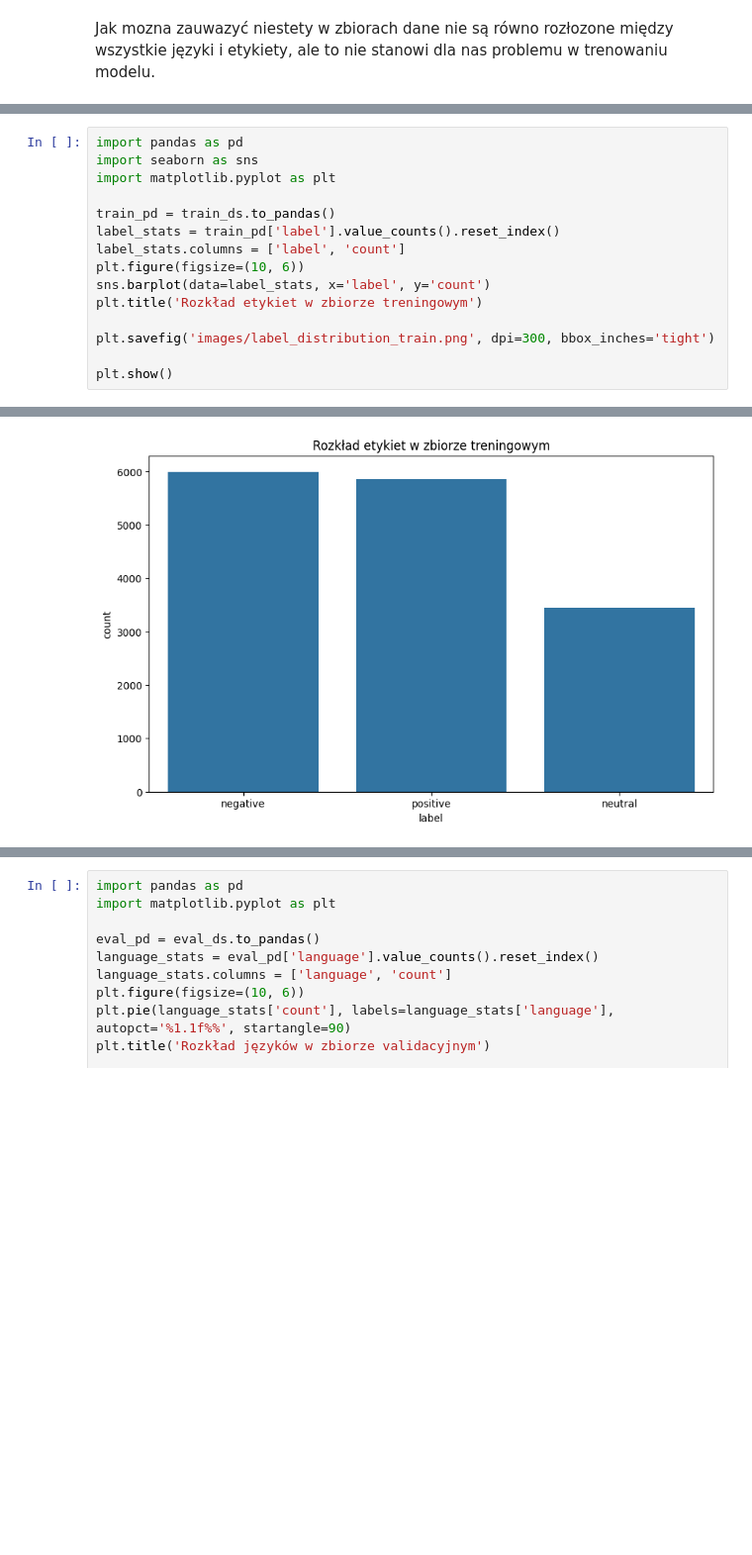
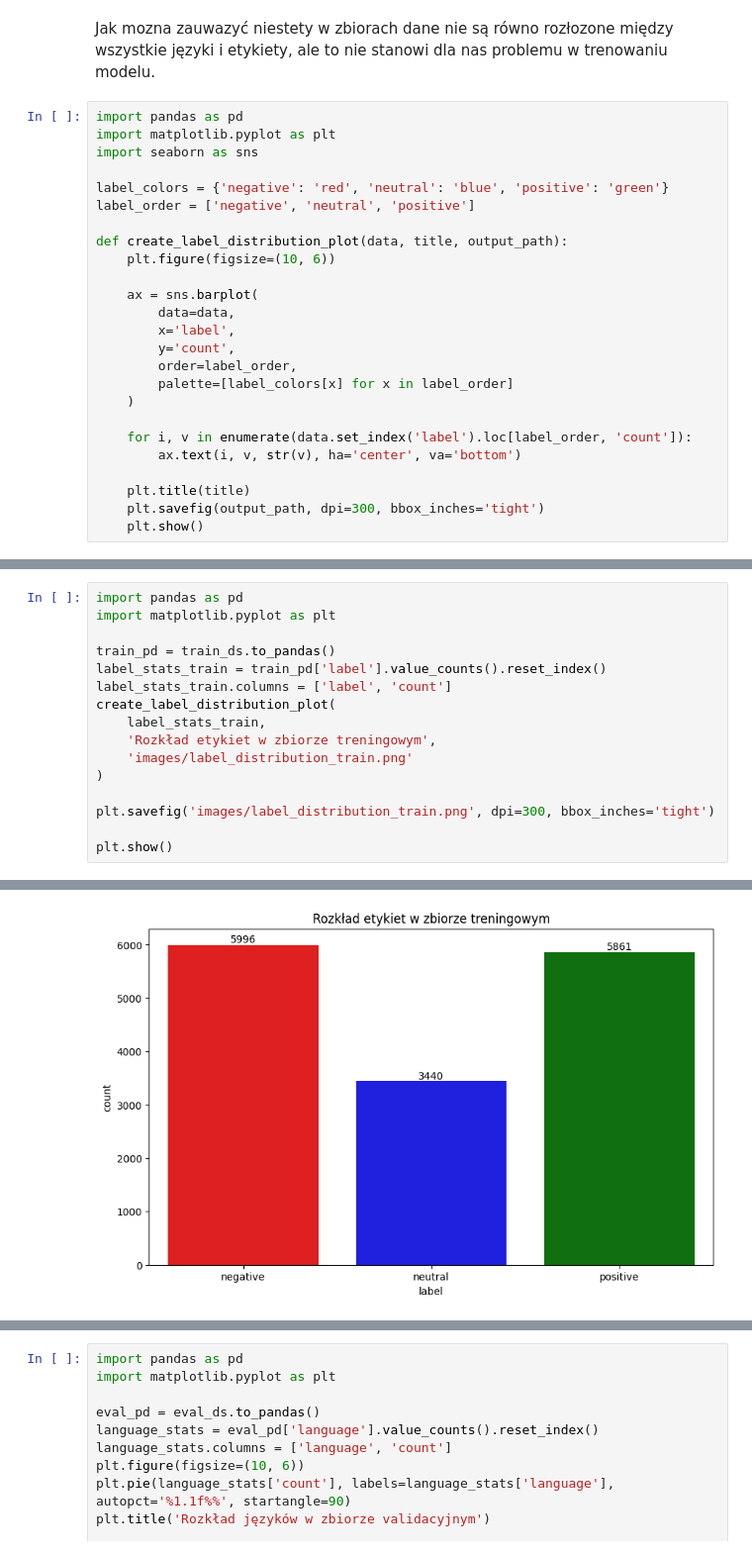
Before and after one commit to mikosovsky/Multilingual-sentiment-analysis, a Jupyter notebook: projekt.ipynb, the cells around one changed output, grey strips where cells are left out. Shown at 99% size. Saved outputs shown, nothing was run; the diff lists cells and outputs as text; blank space fills up the shorter version.

Commit message:
Updated bar plots

```diff
--- a/projekt.ipynb
+++ b/projekt.ipynb
@@ -156,4 +156,29 @@ print(train_ds[1])
 ### Eksploracja zbioru treningowego
 # %% [markdown]
 Jak mozna zauwazyć niestety w zbiorach dane nie są równo rozłozone między wszystkie języki i etykiety, ale to nie stanowi dla nas problemu w trenowaniu modelu.
+# %%
+import pandas as pd
+import matplotlib.pyplot as plt
+import seaborn as sns
+
+label_colors = {'negative': 'red', 'neutral': 'blue', 'positive': 'green'}
+label_order = ['negative', 'neutral', 'positive']
+
+def create_label_distribution_plot(data, title, output_path):
+    plt.figure(figsize=(10, 6))
+
+    ax = sns.barplot(
+        data=data,
+        x='label',
+        y='count',
+        order=label_order,
+        palette=[label_colors[x] for x in label_order]
+    )
+
+    for i, v in enumerate(data.set_index('label').loc[label_order, 'count']):
+        ax.text(i, v, str(v), ha='center', va='bottom')
+
+    plt.title(title)
+    plt.savefig(output_path, dpi=300, bbox_inches='tight')
+    plt.show()
 # %%
@@ -174,15 +196,16 @@ plt.show()
 [figure]
 # %%
 import pandas as pd
-import seaborn as sns
 import matplotlib.pyplot as plt
 
 train_pd = train_ds.to_pandas()
-label_stats = train_pd['label'].value_counts().reset_index()
-label_stats.columns = ['label', 'count']
-plt.figure(figsize=(10, 6))
-sns.barplot(data=label_stats, x='label', y='count')
-plt.title('Rozkład etykiet w zbiorze treningowym')
+label_stats_train = train_pd['label'].value_counts().reset_index()
+label_stats_train.columns = ['label', 'count']
+create_label_distribution_plot(
+    label_stats_train,
+    'Rozkład etykiet w zbiorze treningowym',
+    'images/label_distribution_train.png'
+)
 
 plt.savefig('images/label_distribution_train.png', dpi=300, bbox_inches='tight')
 
@@ -191 +217 @@ plt.show()
-[figure, old version]
+[figure, new version]
```
Also changed, not shown: parts of 4 cells of this notebook, 6 other files.
